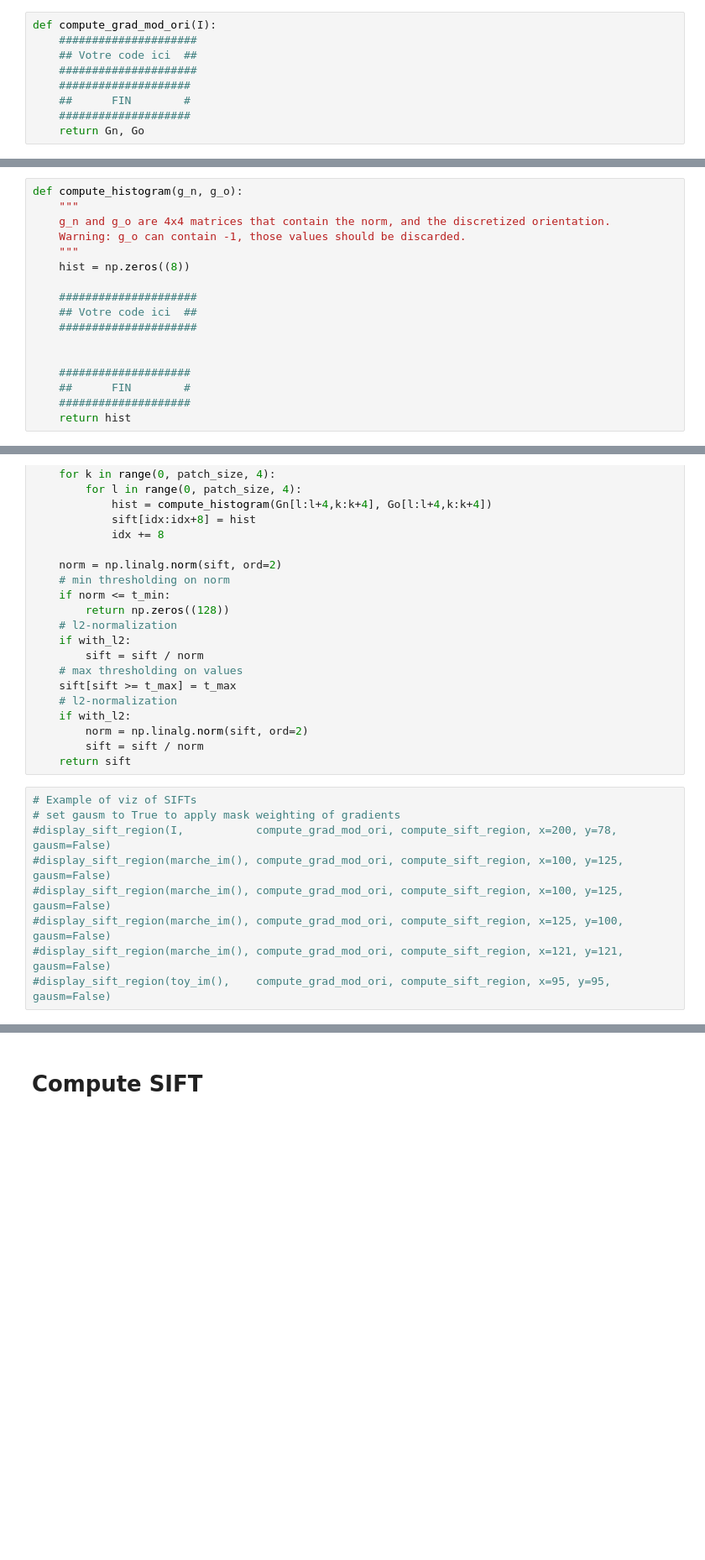
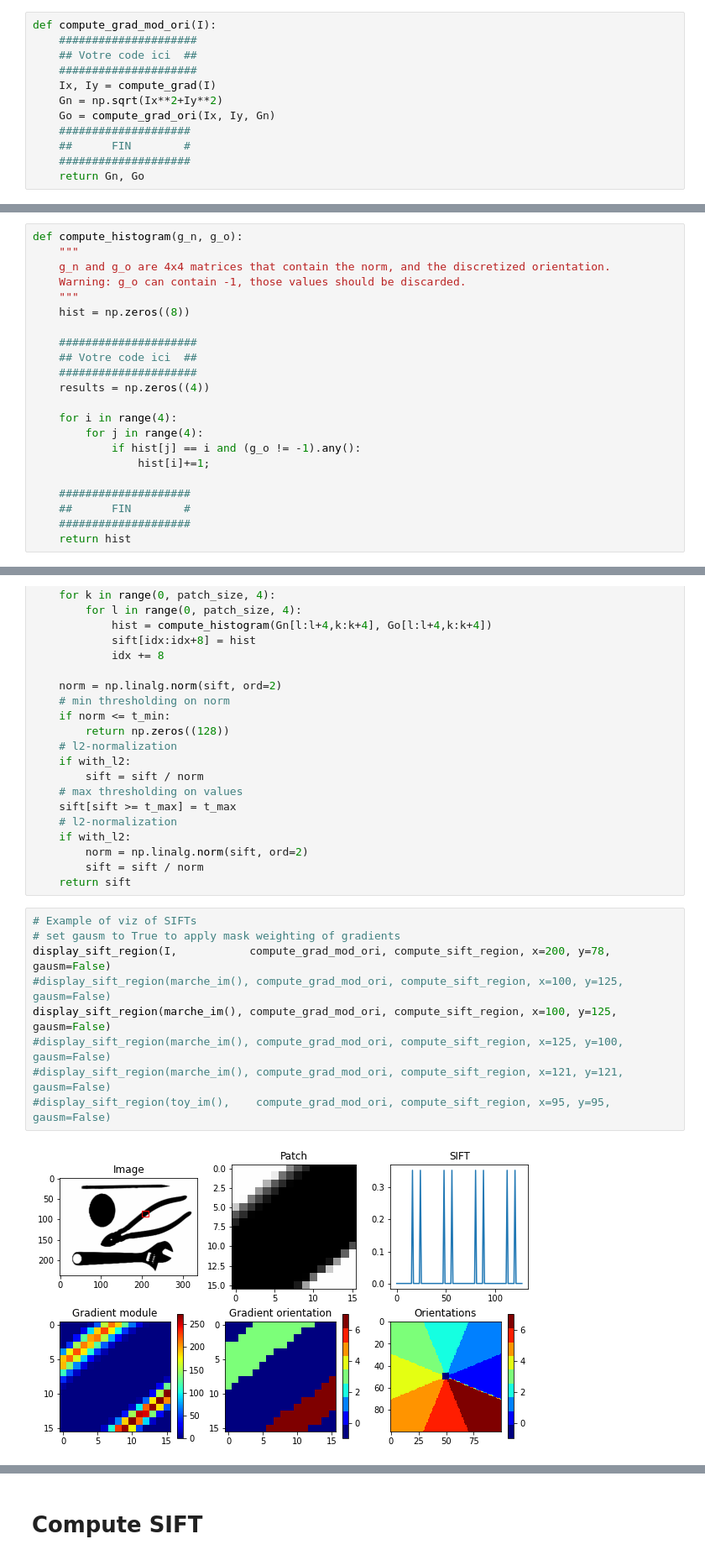
Before and after one commit to kmiloarguello/image-recognition, a Jupyter notebook: TP1_SIFT/CA_TP_1_2_SIFT_&_BoW_Sorbonne.ipynb, the cells around one changed output, grey strips where cells are left out. Shown: that part at 84% size. Cells and saved outputs as stored; diff of their text form; blank space fills up the shorter version.

Commit message:
compute image with sift

```diff
--- a/TP1_SIFT/CA_TP_1_2_SIFT_&_BoW_Sorbonne.ipynb
+++ b/TP1_SIFT/CA_TP_1_2_SIFT_&_BoW_Sorbonne.ipynb
@@ -55,6 +55,9 @@ def compute_grad_mod_ori(I):
     #####################
     ## Votre code ici  ##
     #####################
+    Ix, Iy = compute_grad(I)
+    Gn = np.sqrt(Ix**2+Iy**2)
+    Go = compute_grad_ori(Ix, Iy, Gn)
     ####################
     ##      FIN        #
     ####################
@@ -76,7 +82,12 @@ def compute_histogram(g_n, g_o):
     #####################
     ## Votre code ici  ##
     #####################
+    results = np.zeros((4))
 
+    for i in range(4):
+        for j in range(4):
+            if hist[j] == i and (g_o != -1).any():
+                hist[i]+=1;
 
     ####################
     ##      FIN        #
@@ -118,9 +129,11 @@ def compute_sift_region(Gn, Go, mask=None):
 # %%
 # Example of viz of SIFTs
 # set gausm to True to apply mask weighting of gradients
-#display_sift_region(I,           compute_grad_mod_ori, compute_sift_region, x=200, y=78, gausm=False)
+display_sift_region(I,           compute_grad_mod_ori, compute_sift_region, x=200, y=78, gausm=False)
 #display_sift_region(marche_im(), compute_grad_mod_ori, compute_sift_region, x=100, y=125, gausm=False)
-#display_sift_region(marche_im(), compute_grad_mod_ori, compute_sift_region, x=100, y=125, gausm=False)
+display_sift_region(marche_im(), compute_grad_mod_ori, compute_sift_region, x=100, y=125, gausm=False)
 #display_sift_region(marche_im(), compute_grad_mod_ori, compute_sift_region, x=125, y=100, gausm=False)
 #display_sift_region(marche_im(), compute_grad_mod_ori, compute_sift_region, x=121, y=121, gausm=False)
 #display_sift_region(toy_im(),    compute_grad_mod_ori, compute_sift_region, x=95, y=95, gausm=False)
+# %% [output]
+[figure, added]
```
Also changed, not shown: parts of 5 cells of this notebook.
